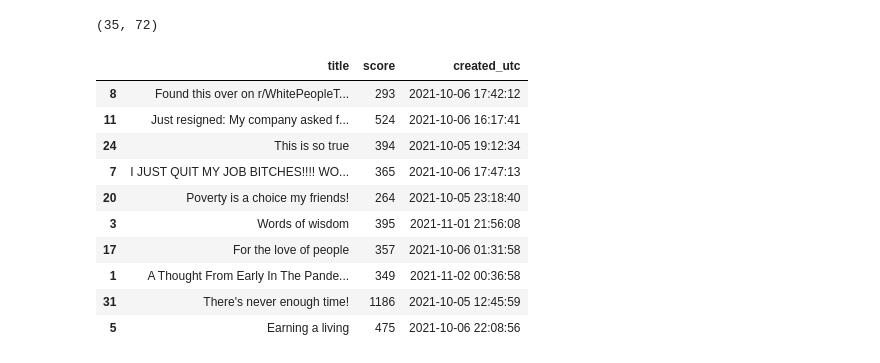
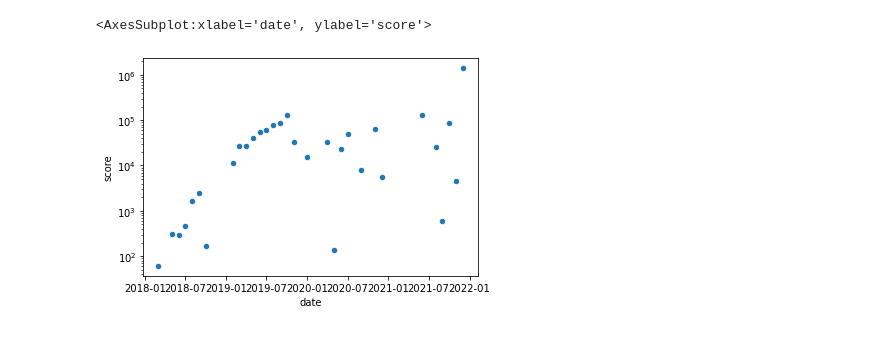
Before and after one commit to nTollot/Projet-programmation, a Jupyter notebook: Web Scraping on Reddit.ipynb, the cells around one changed output. Drawn from its saved outputs; the diff is of its cells as text; code cells hidden in the pictures.

```diff
--- a/Web Scraping on Reddit.ipynb
+++ b/Web Scraping on Reddit.ipynb
@@ -7,0 +95,9 @@ from datetime import datetime
+# %%
+df21 = df21[['score','created_utc']]
+df20 = df20[['score','created_utc']]
+df19 = df19[['score','created_utc']]
+df18 = df18[['score','created_utc']]
+# %%
+df = pd.concat([df21,df20,df19,df18])
+df = df.rename(columns={'created_utc':'date'})
+df.head()
@@ -7,0 +143,17 @@ from datetime import datetime
+# %%
+df_month = copy.deepcopy(df)
+
+def delete_day(t):
+    T = str(t)
+    return pd.Timestamp(T[:7])
+
+df_month['date'] = df_month['date'].apply(delete_day)
+
+df_month = df_month.groupby(by='date').sum().groupby(level=[0]).cumsum()
+
+df_month = df_month.reset_index()
+# %%
+df_month.plot(kind='scatter',x='date',y='score',logy=True)
+# %% [output]
+<AxesSubplot:xlabel='date', ylabel='score'>
+[figure, added]
@@ -22,18 +182,0 @@ df["created_utc"] = df["created_utc"].apply(datetime.fromtimestamp)
-# %%
-df.shape
-# %% [output]
-(35, 72)
-# %%
-df[['title', 'score','created_utc']].sample(10)
-# %% [output]
-|  | title | score | created_utc |
-| 8 | Found this over on r/WhitePeopleT... | 293 | 2021-10-06 17:42:12 |
-| 11 | Just resigned: My company asked f... | 524 | 2021-10-06 16:17:41 |
-| 24 | This is so true | 394 | 2021-10-05 19:12:34 |
-| 7 | I JUST QUIT MY JOB BITCHES!!!! WO... | 365 | 2021-10-06 17:47:13 |
-| 20 | Poverty is a choice my friends! | 264 | 2021-10-05 23:18:40 |
-| 3 | Words of wisdom | 395 | 2021-11-01 21:56:08 |
-| 17 | For the love of people | 357 | 2021-10-06 01:31:58 |
-| 1 | A Thought From Early In The Pande... | 349 | 2021-11-02 00:36:58 |
-| 31 | There's never enough time! | 1186 | 2021-10-05 12:45:59 |
-| 5 | Earning a living | 475 | 2021-10-06 22:08:56 |
```
Also changed, not shown: parts of 21 cells of this notebook.
